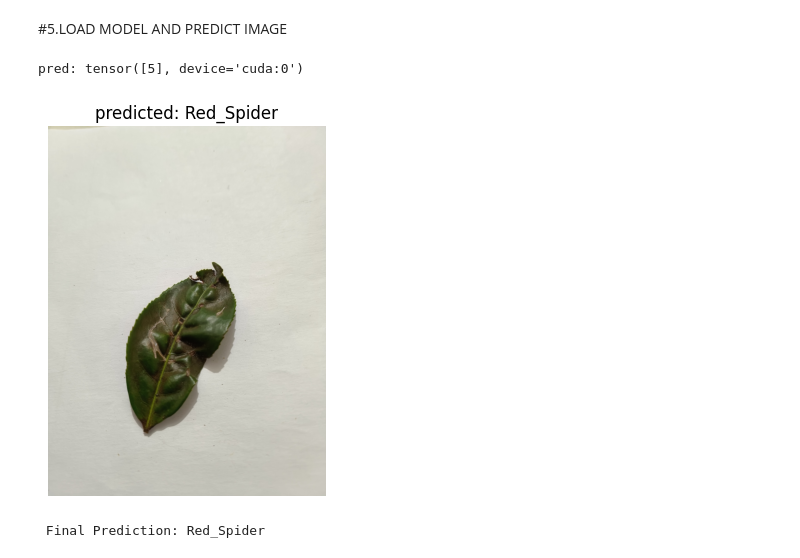
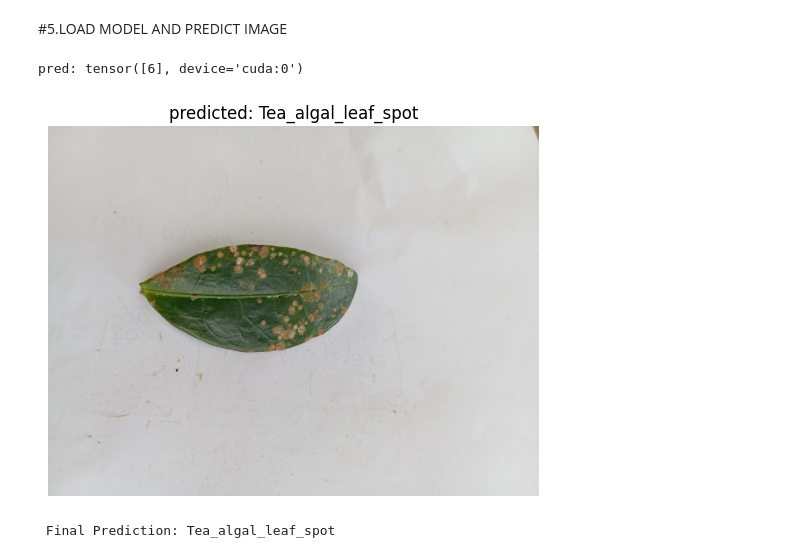
Before and after one commit to Nisum004/plant_disease_classification, a Jupyter notebook: tea_leaves_disease_classification.ipynb, the cells around one changed output. Saved outputs shown, nothing was run; the diff lists cells and outputs as text; code cells hidden in the pictures.

```diff
--- a/tea_leaves_disease_classification.ipynb
+++ b/tea_leaves_disease_classification.ipynb
@@ -68,6 +70,8 @@ plt.ion()
 #2. TRAIN MODEL ARCHITECTURE
 # %%
 def train_model(model, criterion, optimizer, scheduler, num_epochs, fine_tuning = False):
+
+  tmpdir = "./"
   best_model_params_path = os.path.join(tmpdir, 'best_model_params.pt')
   torch.save(model.state_dict(), best_model_params_path)
   best_acc = 0.0
@@ -244,34 +267,34 @@ transform = transforms.Compose([
                          [0.229, 0.224, 0.225])
 ])
 
 # DATA PATH:
 data_dir = '/content/drive/MyDrive/tea_leaves_ds'
 test_path = os.path.join(data_dir, 'test')
 
 # Load the dataset to get class names
 test_data = datasets.ImageFolder(test_path, transform=transform)
 class_names = test_data.classes
 
 
 # load and preprocess images
-img_path = '/content/drive/MyDrive/tea_leaves_ds/test/Red_Spider/red_spider_00182.jpg' # You need to provide the path to your image here
+img_path = '/content/drive/MyDrive/tea_leaves_ds/test/Tea_algal_leaf_spot/tea_algal_leaf_spot_00017.jpg' # You need to provide the path to your image here
 image = Image.open(img_path).convert('RGB')
 input_tensor = transform(image).unsqueeze(0).to(device)
 
 # PREDICT
 with torch.no_grad():
   output = model(input_tensor)
   _, pred = torch.max(output, 1)
   print("pred:", pred)
   predicted_class = class_names[pred.item()]
 
 plt.imshow(image)
 plt.title(f"predicted: {predicted_class}")
 plt.axis('off')
 plt.show()
 
 print(f"\n Final Prediction: {predicted_class}")
 # %% [output]
-pred: tensor([5], device='cuda:0')
+pred: tensor([6], device='cuda:0')
-[figure, old version]
+[figure, new version]
- Final Prediction: Red_Spider
+ Final Prediction: Tea_algal_leaf_spot
```
Also changed, not shown: parts of 2 cells of this notebook.
